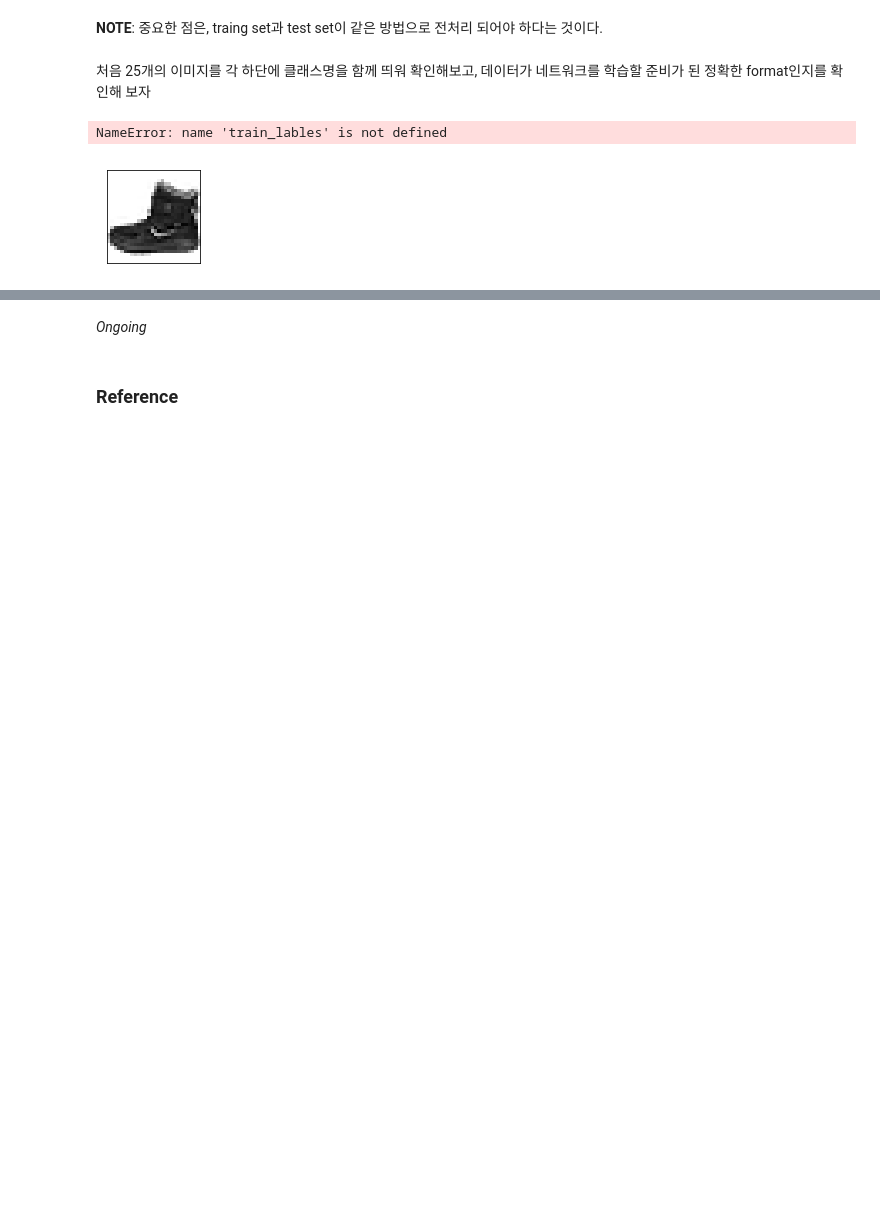
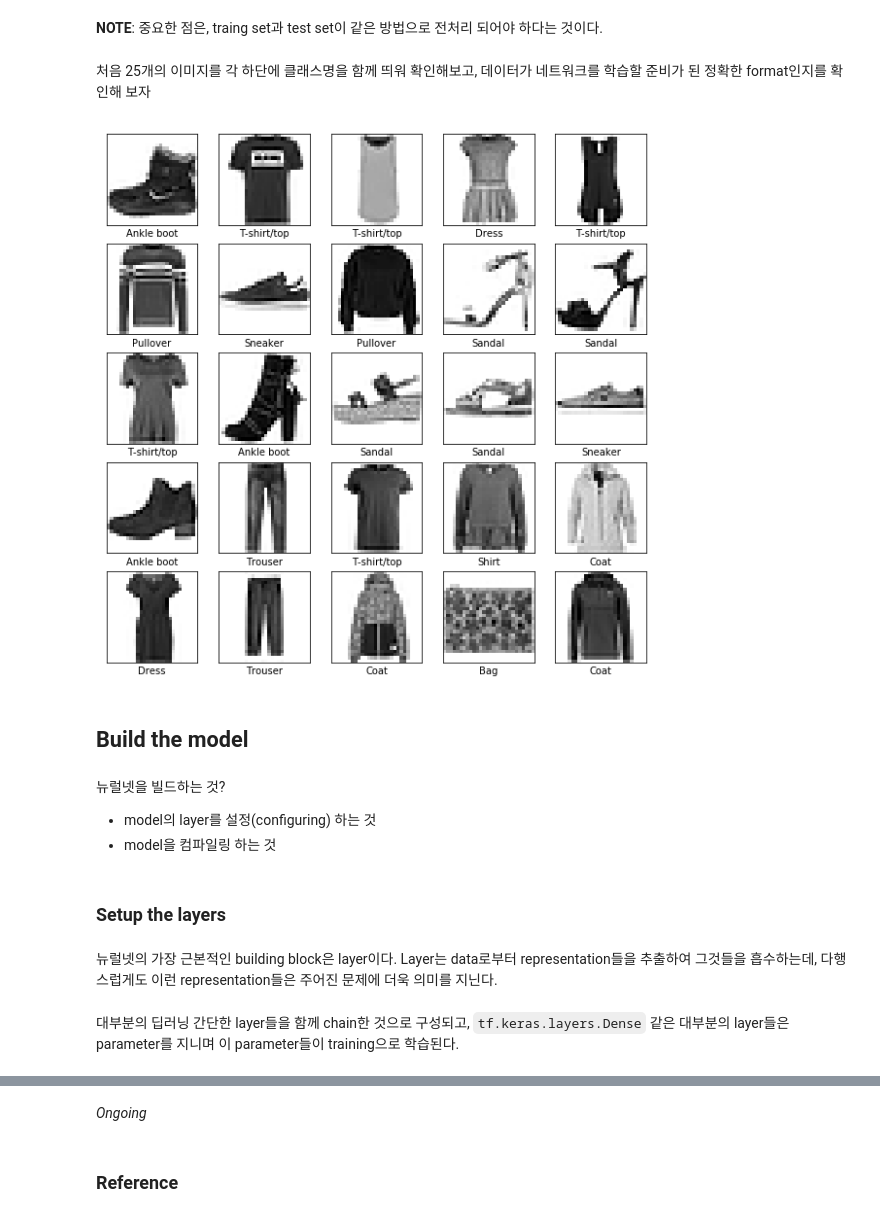
Before and after one commit to HyeonseoNam/tensorflow_tutorial_kr, a Jupyter notebook: 01.learn_and_use_ML/01.Basic_classification.ipynb, the cells around one changed output, grey strips where cells are left out. Drawn from its saved outputs; the diff is of its cells as text; code cells hidden in the pictures; blank space fills up the shorter version.

```diff
--- a/01.learn_and_use_ML/01.Basic_classification.ipynb
+++ b/01.learn_and_use_ML/01.Basic_classification.ipynb
@@ -103,12 +104,23 @@ test_images = test_images / 255.0
 # %%
 plt.figure(figsize=(10,10))
 for i in range(25):
     plt.subplot(5,5,i+1)
     plt.xticks([])
     plt.yticks([])
     plt.grid(False)
-    plt.imshow(train_images[i], cmap=plt.cm.binary)
-    plt.xlabel(class_names[train_lables[i]])
+    plt.imshow(train_images[i], cmap=plt.cm.binary) # cmap? =colormap
+    plt.xlabel(class_names[train_labels[i]])
 # %% [output]
-NameError: name 'train_lables' is not defined
-[figure, old version]
+[figure, new version]
+# %% [markdown]
+## Build the model
+# %% [markdown]
+뉴럴넷을 빌드하는 것?
+- model의 layer를 설정(configuring) 하는 것
+- model을 컴파일링 하는 것
+# %% [markdown]
+### Setup the layers
+# %% [markdown]
+뉴럴넷의 가장 근본적인 building block은 layer이다. Layer는 data로부터 representation들을 추출하여 그것들을 흡수하는데, 다행스럽게도 이런 representation들은 주어진 문제에 더욱 의미를 지닌다.
+# %% [markdown]
+대부분의 딥러닝 간단한 layer들을 함께 chain한 것으로 구성되고, `tf.keras.layers.Dense` 같은 대부분의 layer들은 parameter를 지니며 이 parameter들이 training으로 학습된다.
```
Also changed, not shown: parts of 19 cells of this notebook.
